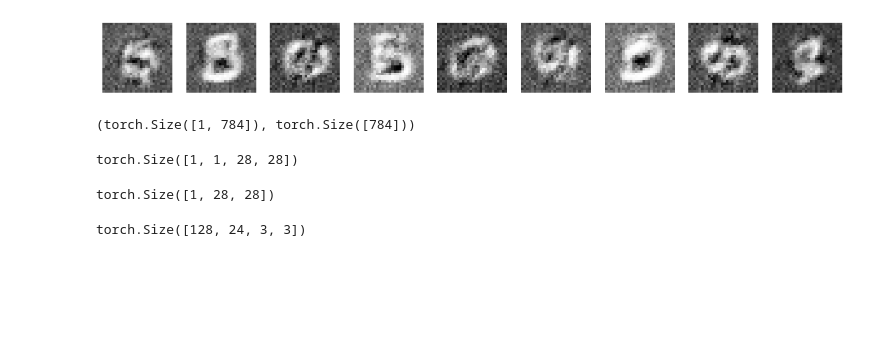
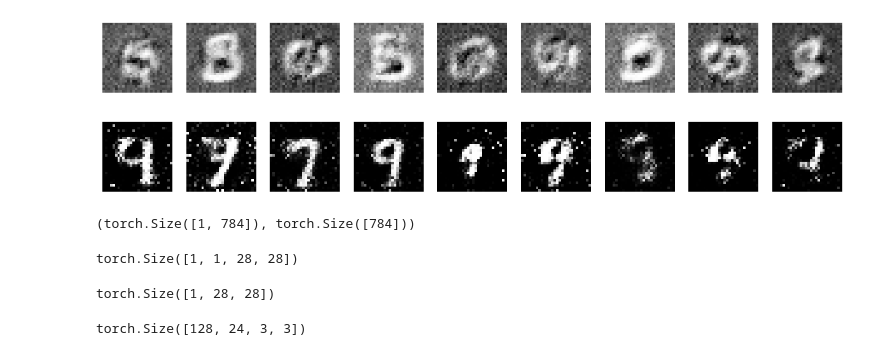
Before and after one commit to cleamm/TIL, a Jupyter notebook: 2025/Python/20250904.ipynb, the cells around one changed output. Cells and saved outputs as stored; diff of their text form; code cells hidden in the pictures; blank space fills up the shorter version.

```diff
--- a/2025/Python/20250904.ipynb
+++ b/2025/Python/20250904.ipynb
@@ -620,6 +620,15 @@ for i in range(9):
 plt.show()
 # %% [output]
 [figure]
+# %%
+plt.figure(figsize=(15,6))
+for i in range(9):
+    plt.subplot(1,9,i+1)
+    plt.imshow(test_img.data.cpu().numpy()[i].reshape(28,28), cmap='gray')
+    plt.axis('off')
+plt.show()
+# %% [output]
+[figure, added]
 # %%
 z_dim = 100
 G = nn.Sequential(
```
Also changed, not shown: parts of 2 cells of this notebook.
